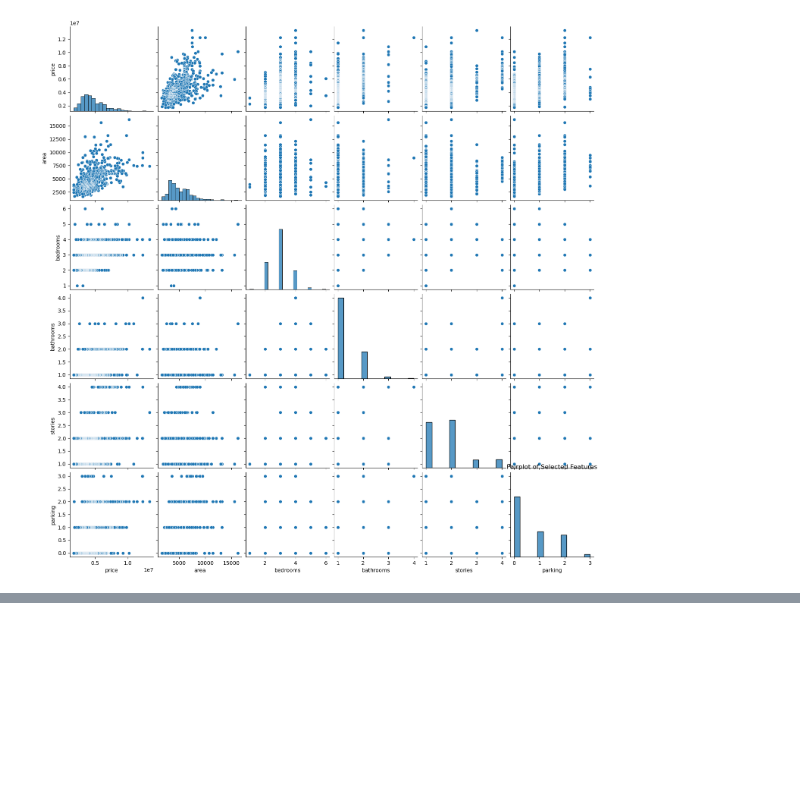
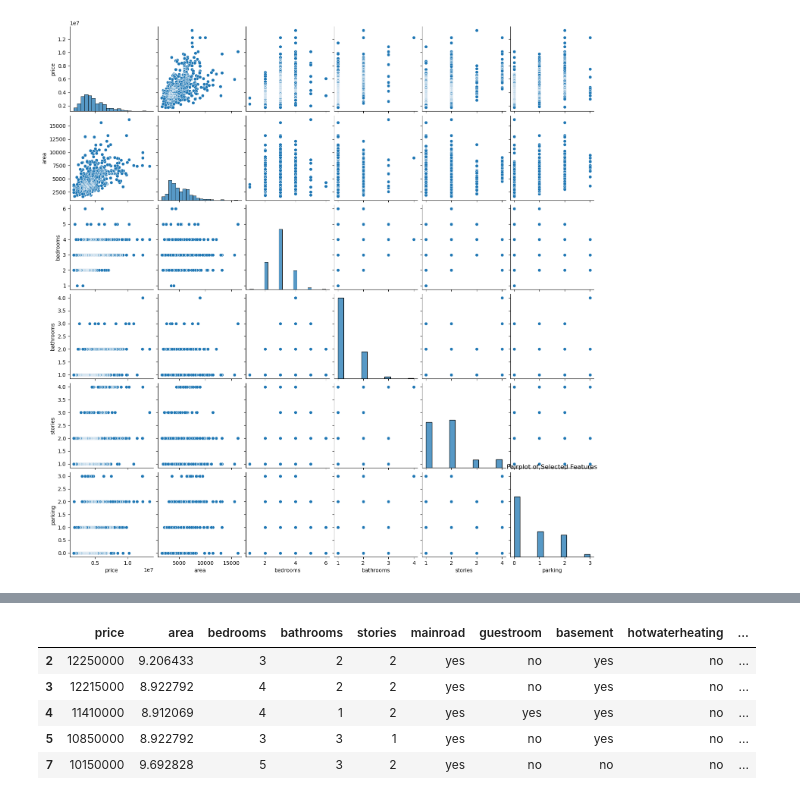
Before and after one commit to kolithawarnakulasooriya/E2E-ml-flow, a Jupyter notebook: jpbooks/analysis.ipynb, the cells around one changed output, grey strips where cells are left out. Drawn from its saved outputs; the diff is of its cells as text; code cells hidden in the pictures; blank space fills up the shorter version.

```diff
--- a/jpbooks/analysis.ipynb
+++ b/jpbooks/analysis.ipynb
@@ -97,3 +97,9 @@ nbva.analyse(df)
 [figure]
 <Figure size 1000x800 with 0 Axes>
 [figure]
+# %%
+from src.core.missing_value_handling import DropMissingValues
+
+df = DataIngesterFactory.get_data_ingester('.zip').ingest('../data/archive.zip')
+df = DropMissingValues().handle(df)
+df
@@ -99,0 +122,5 @@ nbva.analyse(df)
+# %%
+from src.core.feature_engineering import FeatureEngineeringFactory
+
+fe = FeatureEngineeringFactory.create_strategy('log', ['area'])
+df = fe.transform(df)
@@ -99,0 +130,6 @@ nbva.analyse(df)
+# %%
+from src.core.outlier_handling import OutlierHandler
+
+df = OutlierHandler("zscore", 1.0).handle_outliers("remove", df)
+df.head()
+# %% [output]
@@ -99,0 +140,6 @@ nbva.analyse(df)
+|  | price | area | bedrooms | bathrooms | stories | mainroad | guestroom | basement | hotwaterheating | ... |
+| 2 | 12250000 | 9.206433 | 3 | 2 | 2 | yes | no | yes | no | ... |
+| 3 | 12215000 | 8.922792 | 4 | 2 | 2 | yes | no | yes | no | ... |
+| 4 | 11410000 | 8.912069 | 4 | 1 | 2 | yes | yes | yes | no | ... |
+| 5 | 10850000 | 8.922792 | 3 | 3 | 1 | yes | no | yes | no | ... |
+| 7 | 10150000 | 9.692828 | 5 | 3 | 2 | yes | no | no | no | ... |
```
Also changed, not shown: parts of 7 cells of this notebook, 11 other files.
